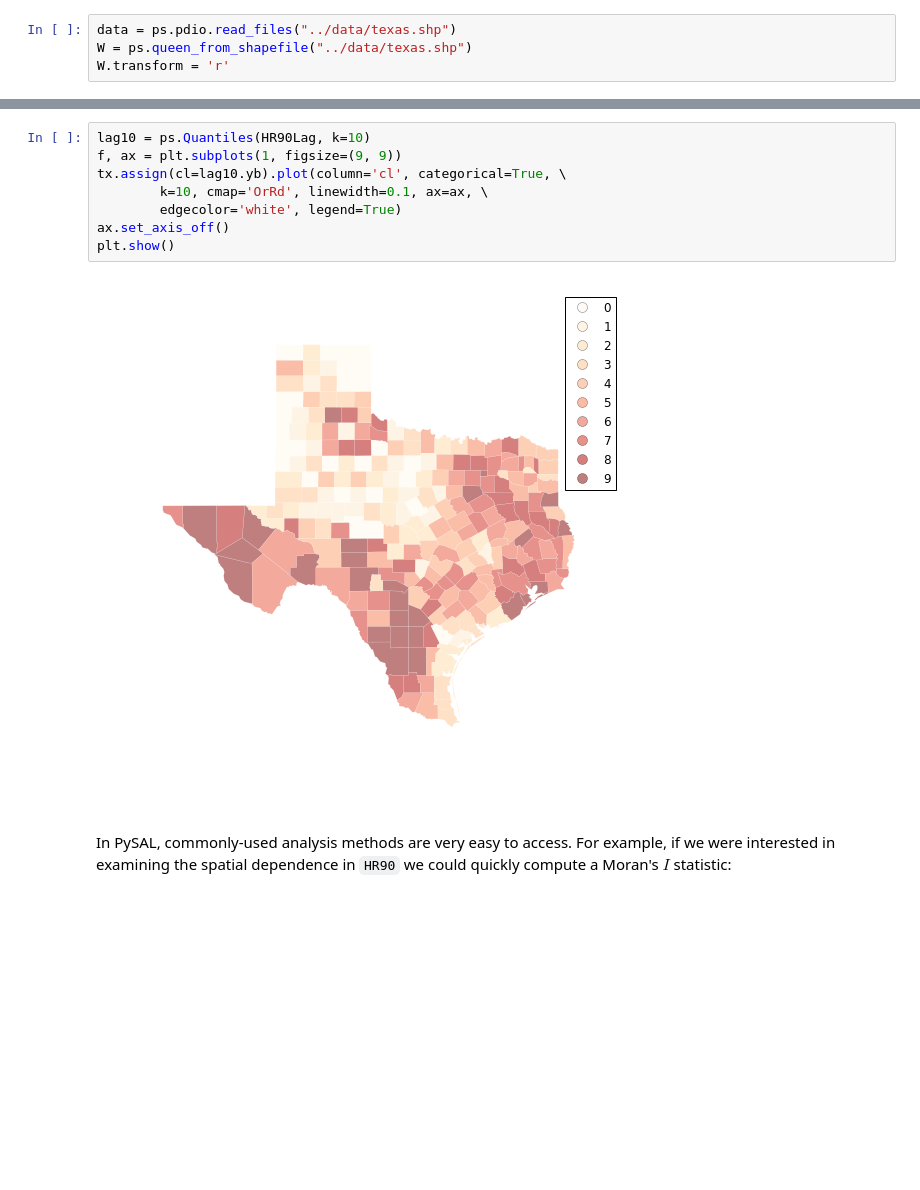
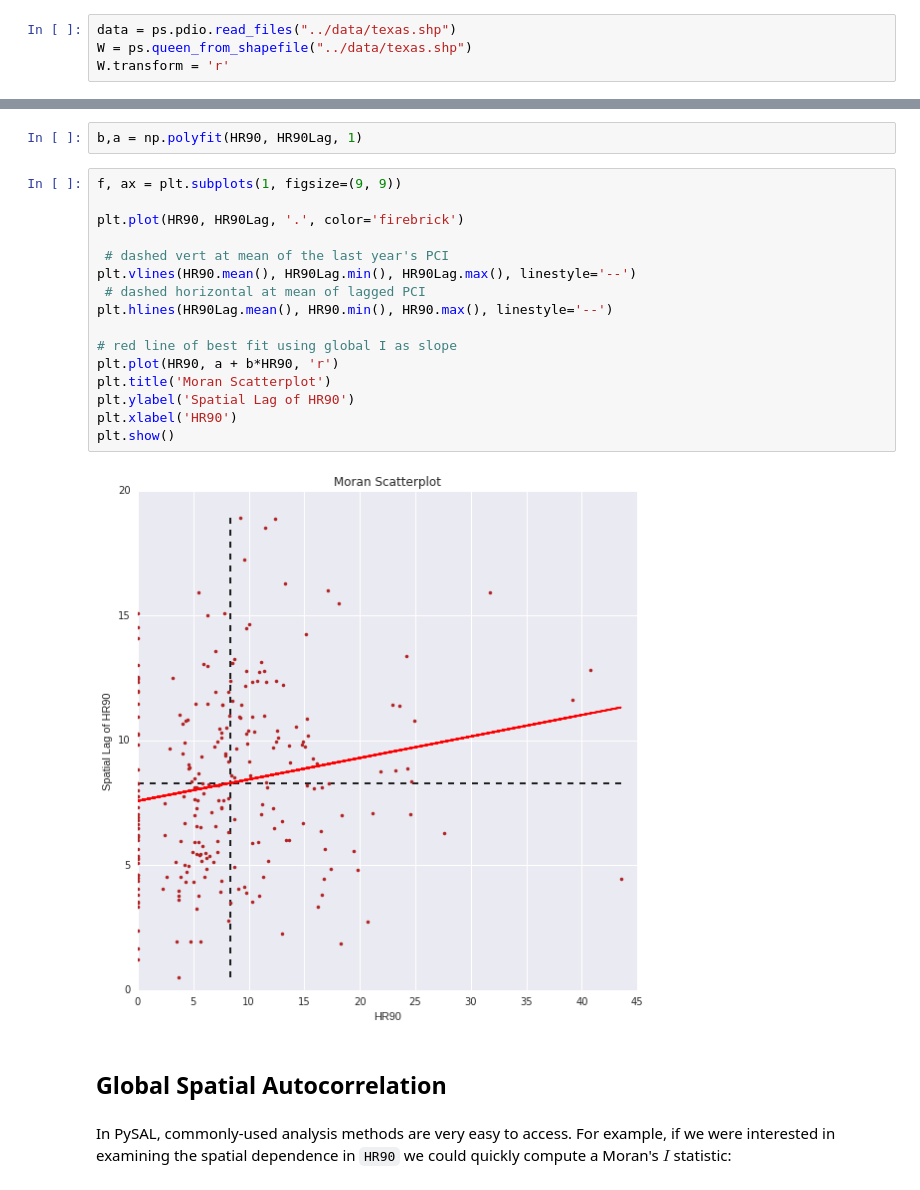
Before and after one commit to darribas/gds_scipy16, a Jupyter notebook: content/part1/04_esda.ipynb, the cells around one changed output, grey strips where cells are left out. Drawn from its saved outputs; the diff is of its cells as text; blank space fills up the shorter version.

```diff
--- a/content/part1/04_esda.ipynb
+++ b/content/part1/04_esda.ipynb
@@ -61,13 +59,25 @@ plt.show()
-# %%
-lag10 = ps.Quantiles(HR90Lag, k=10)
-f, ax = plt.subplots(1, figsize=(9, 9))
-tx.assign(cl=lag10.yb).plot(column='cl', categorical=True, \
-        k=10, cmap='OrRd', linewidth=0.1, ax=ax, \
-        edgecolor='white', legend=True)
-ax.set_axis_off()
-plt.show()
-# %% [output]
-[figure, removed]
+# %%
+b,a = np.polyfit(HR90, HR90Lag, 1)
+# %%
+f, ax = plt.subplots(1, figsize=(9, 9))
+
+plt.plot(HR90, HR90Lag, '.', color='firebrick')
+
+ # dashed vert at mean of the last year's PCI
+plt.vlines(HR90.mean(), HR90Lag.min(), HR90Lag.max(), linestyle='--')
+ # dashed horizontal at mean of lagged PCI
+plt.hlines(HR90Lag.mean(), HR90.min(), HR90.max(), linestyle='--')
+
+# red line of best fit using global I as slope
+plt.plot(HR90, a + b*HR90, 'r')
+plt.title('Moran Scatterplot')
+plt.ylabel('Spatial Lag of HR90')
+plt.xlabel('HR90')
+plt.show()
+# %% [output]
+[figure, added]
+# %% [markdown]
+## Global Spatial Autocorrelation
 # %% [markdown]
 In PySAL, commonly-used analysis methods are very easy to access. For example, if we were interested in examining the spatial dependence in `HR90` we could quickly compute a Moran's $I$ statistic:
 # %%
```
Also changed, not shown: parts of 20 cells of this notebook.
